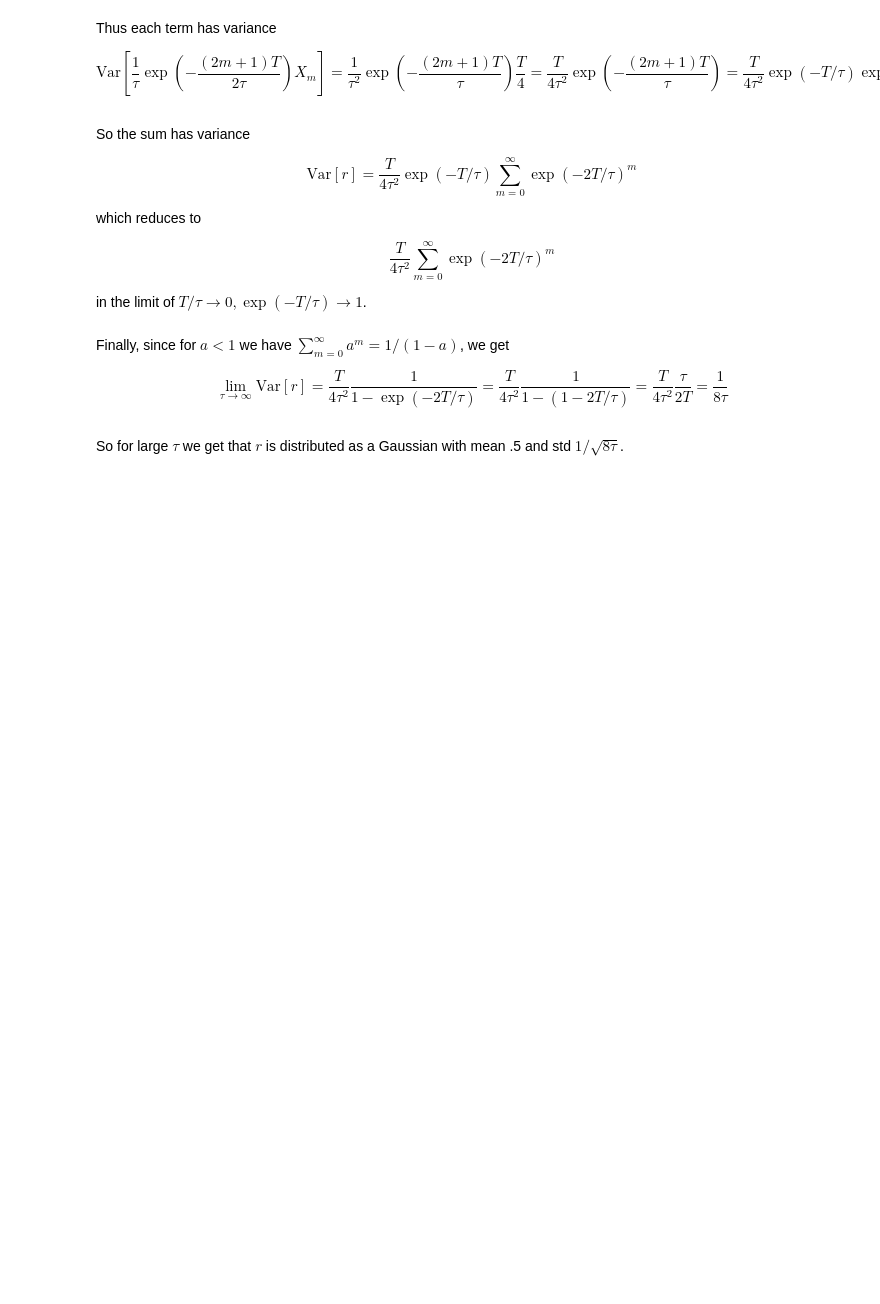
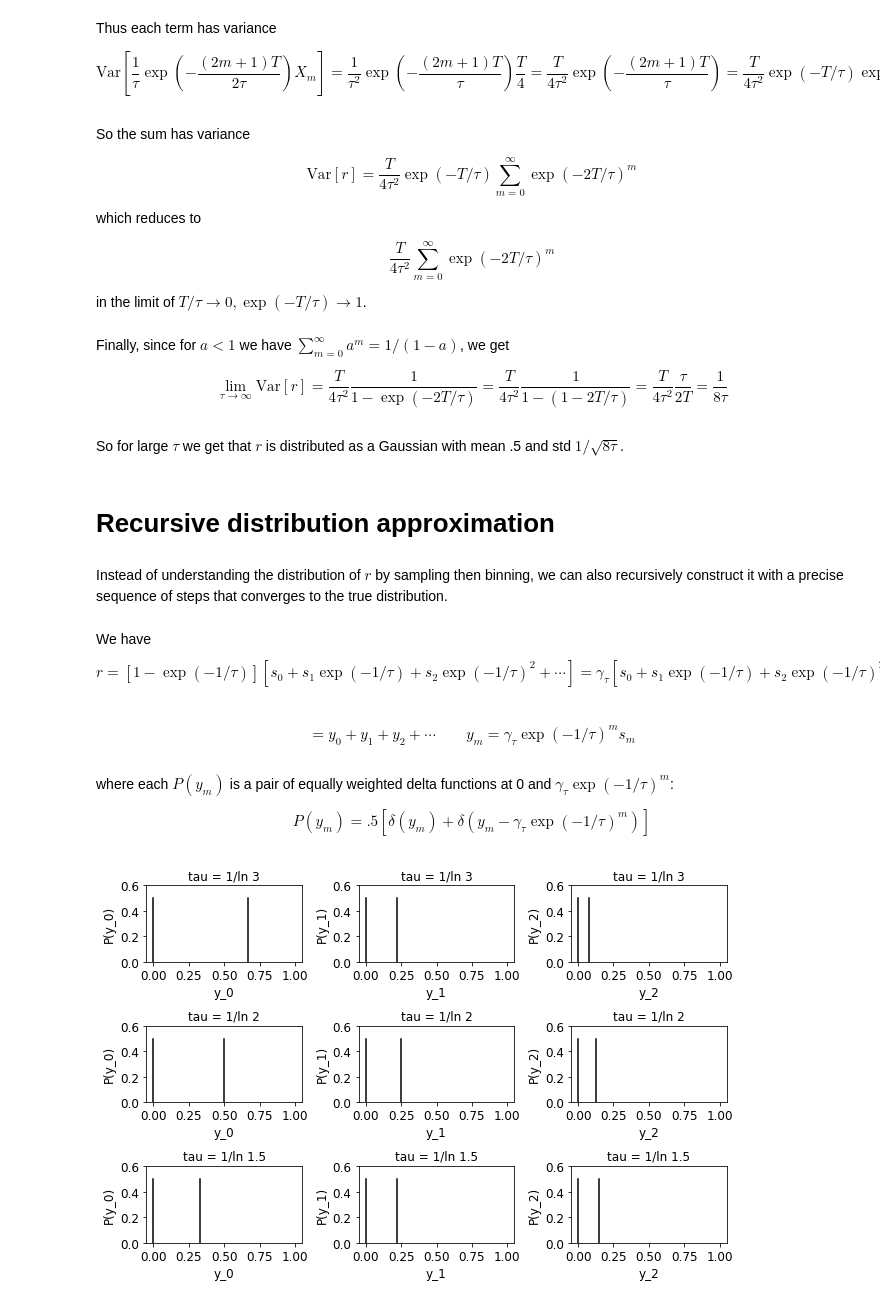
Before and after one commit to rkp8000/PL41N_4ND_5YMB0L, a Jupyter notebook: A_unbiased_bernoulli.ipynb, the cells around one changed output. Saved outputs shown, nothing was run; the diff lists cells and outputs as text; code cells hidden in the pictures; blank space fills up the shorter version.

```diff
--- a/A_unbiased_bernoulli.ipynb
+++ b/A_unbiased_bernoulli.ipynb
@@ -200,3 +200,46 @@ Finally, since for $a < 1$ we have $\sum_{m=0}^\infty a^m = 1/(1-a)$, we get
 $$\lim_{\tau \rightarrow \infty} \textrm{Var}[r] = \frac{T}{4\tau^2}\frac{1}{1 - \exp(-2T/\tau)} = \frac{T}{4\tau^2}\frac{1}{1 - (1 - 2T/\tau)} = \frac{T}{4\tau^2}\frac{\tau}{2T} = \frac{1}{8\tau}$$
 # %% [markdown]
 So for large $\tau$ we get that $r$ is distributed as a Gaussian with mean .5 and std $1/\sqrt{8\tau}$.
+# %% [markdown]
+# Recursive distribution approximation
+# %% [markdown]
+Instead of understanding the distribution of $r$ by sampling then binning, we can also recursively construct it with a precise sequence of steps that converges to the true distribution.
+# %% [markdown]
+We have $$r = \left[1 - \exp(-1/\tau)\right]\left[s_0 + s_1\exp(-1/\tau) + s_2\exp(-1/\tau)^2 + \cdots\right] = \gamma_\tau\left[s_0 + s_1\exp(-1/\tau) + s_2\exp(-1/\tau)^2 + \cdots\right]$$
+# %% [markdown]
+$$= y_0 + y_1 + y_2 + \cdots \quad \quad y_m = \gamma_\tau \exp(-1/\tau)^m s_m$$
+# %% [markdown]
+where each $P(y_m)$ is a pair of equally weighted delta functions at 0 and $\gamma_\tau \exp(-1/\tau)^m$:
+
+$$P(y_m) = .5\left[\delta(y_m) + \delta(y_m - \gamma_\tau \exp(-1/\tau)^m)\right]$$
+# %%
+%matplotlib inline
+import matplotlib.pyplot as plt
+import numpy as np
+
+from disp import set_font_size
+
+fig, axs = plt.subplots(3, 3, figsize=(9, 6), tight_layout=True)
+taus = [
+    ('1/ln 3', 1/np.log(3)),
+    ('1/ln 2', 1/np.log(2)),
+    ('1/ln 1.5', 1/np.log(1.5)),
+]
+
+for (ktau, tau), ax_row in zip(taus, axs):
+    gam = 1 - np.exp(-1/tau)
+
+    for m, ax in enumerate(ax_row):
+        ax.plot(2*[0], [0, .5], c='k')
+        ax.plot(2*[gam*np.exp(-1/tau)**m], [0, .5], c='k')
+
+        ax.set_xlabel(f'y_{m}')
+        ax.set_ylabel(f'P(y_{m})')
+        ax.set_title(f'tau = {ktau}')
+
+for ax in axs.flat:
+    ax.set_xlim(-.05, 1.05)
+    ax.set_ylim(0, .6)
+    set_font_size(ax, 12)
+# %% [output]
+[figure, added]
```
Also changed, not shown: parts of 6 cells of this notebook, 3 other files.
